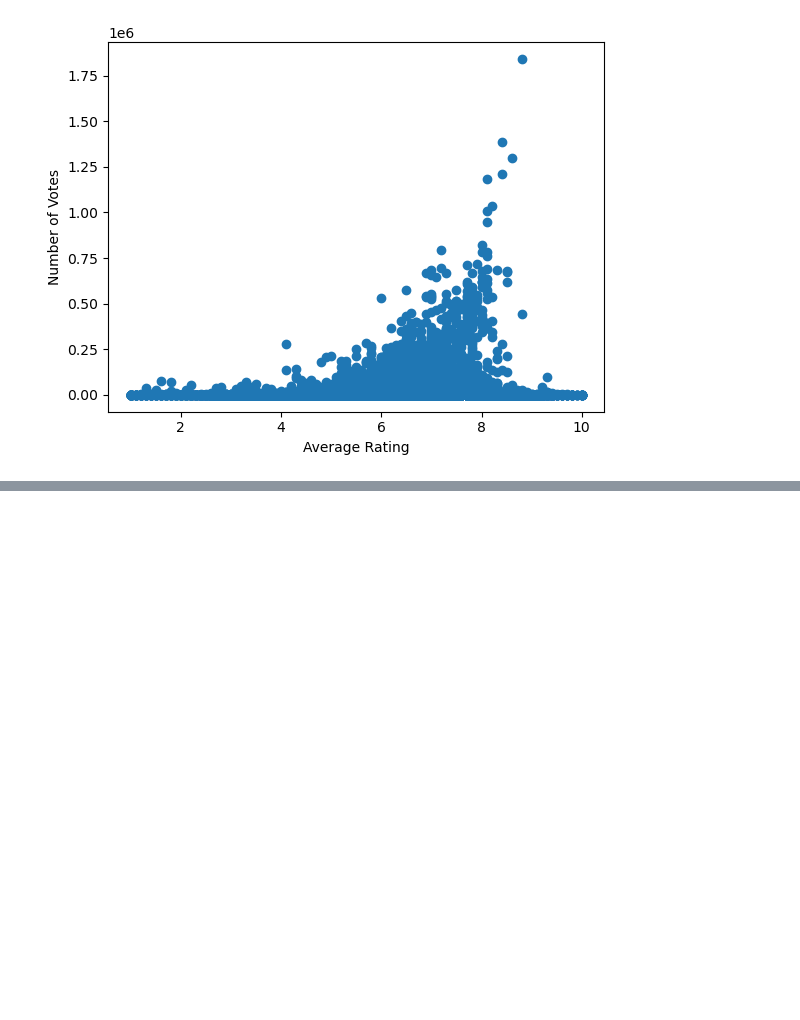
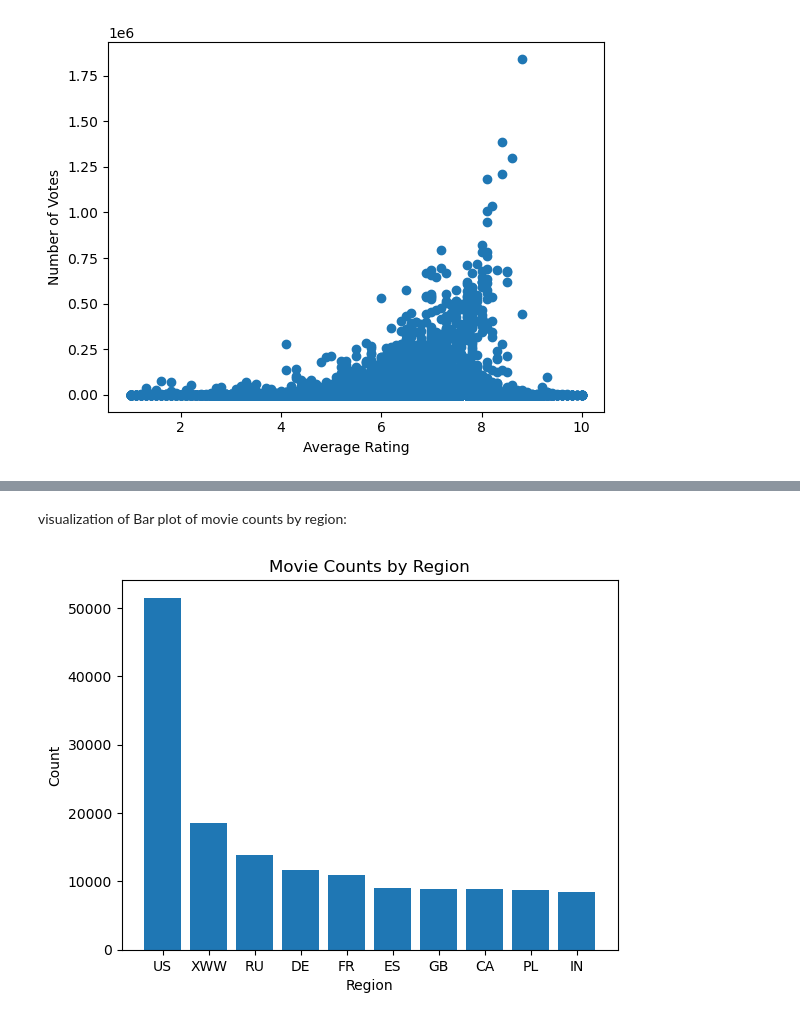
Before and after one commit to Derrick-wekesa/CineInsight-Microsoft-s-Box-Office-Breakthrough, a Jupyter notebook: data/student.ipynb, the cells around one changed output, grey strips where cells are left out. Saved outputs shown, nothing was run; the diff lists cells and outputs as text; code cells hidden in the pictures; blank space fills up the shorter version.

```diff
--- a/data/student.ipynb
+++ b/data/student.ipynb
@@ -647,0 +859,11 @@ plt.show()
+# %% [markdown]
+visualization of Bar plot of movie counts by region:
+# %%
+region_counts = movie_akas_df['region'].value_counts().head(10)
+plt.bar(region_counts.index, region_counts.values)
+plt.title('Movie Counts by Region')
+plt.xlabel('Region')
+plt.ylabel('Count')
+plt.show()
+# %% [output]
+[figure, added]
```
Also changed, not shown: parts of 27 cells of this notebook.
